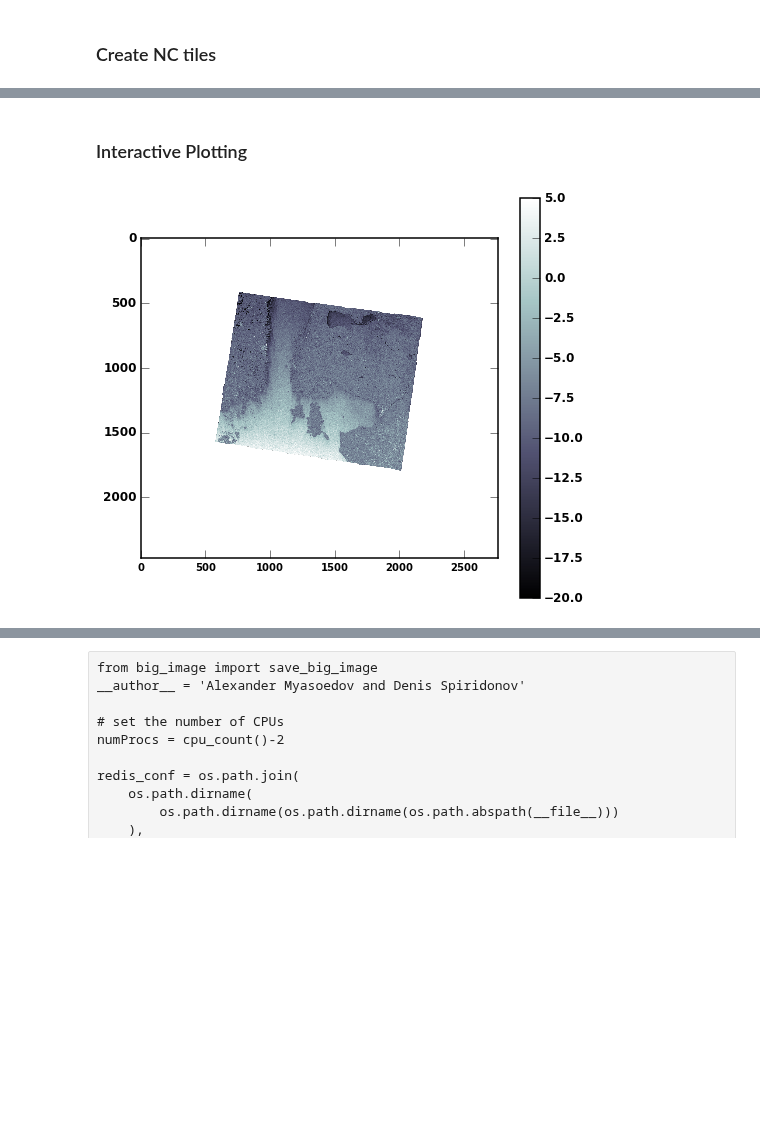
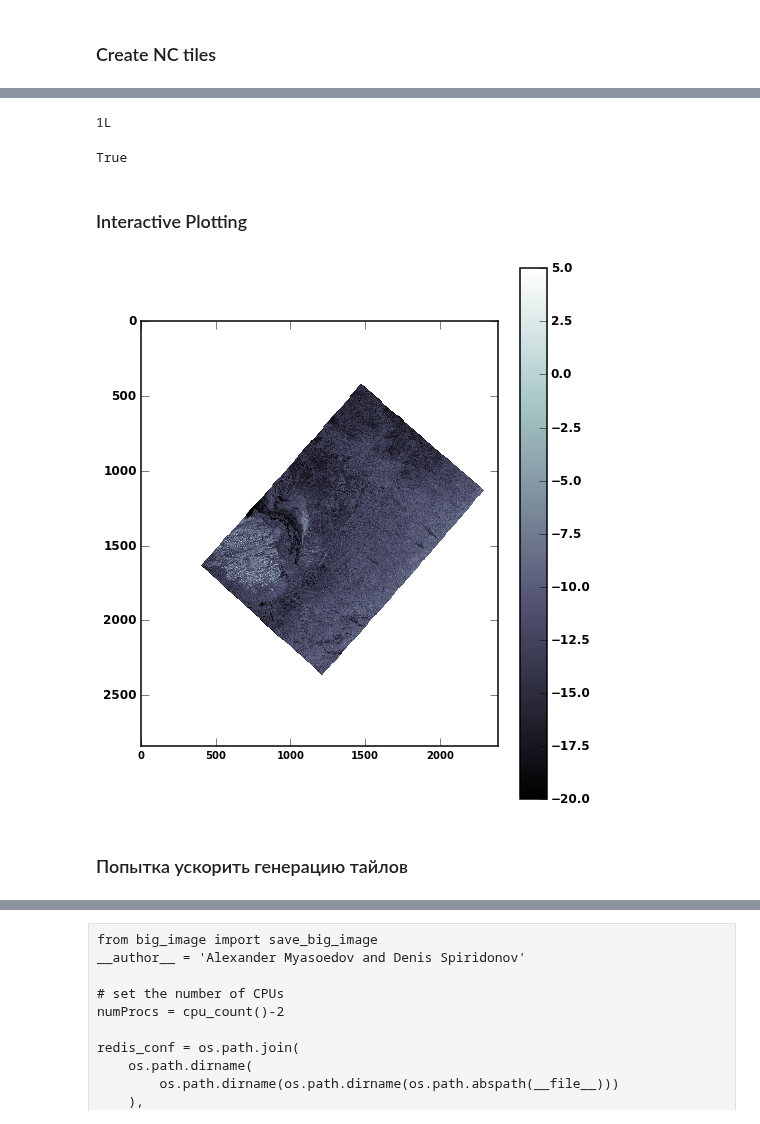
Before and after one commit to magican/PySOL, a Jupyter notebook: notebooks/pySAR/generate_ASAR_for_POSADA.ipynb, the cells around one changed output, grey strips where cells are left out. Cells and saved outputs as stored; diff of their text form; code cells hidden in the pictures; blank space fills up the shorter version.

Commit message:
ASAR for posada and ncWMS

```diff
--- a/notebooks/pySAR/generate_ASAR_for_POSADA.ipynb
+++ b/notebooks/pySAR/generate_ASAR_for_POSADA.ipynb
@@ -45,8 +45,8 @@ proj = 'EPSG:3413'
 # %%
 # set the number of CPUs
 # numProcs = cpu_count()-2
-numProcs = 4
-resolution = 75
+numProcs = 6
+resolution = 450
 
 # redis_conf = os.path.join(os.path.dirname(os.path.dirname(os.path.abspath('__file__'))), 'redis.conf')
 redis_conf = os.path.join('/home/mag/Documents/repos/solab/posada/', 'redis.conf')
@@ -245,7 +248,8 @@ def create_KML(area_extent, savepath):
     else:
         kml.save(savepath)
 # %%
-def swath_area_def(name='Temporal SWATH EPSG Projection 4326', proj='eqc', lonlim=(-180,180), latlim=(-90,90), ellps="WGS84", res=111.2e3, lat_ts=None, lat_0=None, lon_0=None):
+def swath_area_def(name='Temporal SWATH EPSG Projection 4326', proj='eqc', lonlim=(-180,180), latlim=(-90,90),
+                   ellps="WGS84", res=111.2e3, lat_ts=None, lat_0=None, lon_0=None):
     """
     Convert given swath coordinates to pyresample area definition.
     The arguments are standard for Proj:
@@ -697,8 +701,11 @@ def compute_wind(fileName, sigma0w, lats_2, lons_2, incident_angle, polarization
 ### Setting paths
 # %%
 asar_path = '/nfs1/store/satellite/asar/'
-_dir = '/nfs1/store/satellite/asar/2010/270'
-fileName = 'ASA_WSM_1PNPDK20100927_195408_000000862093_00200_44843_3688.N1'
+# _dir = '/nfs1/store/satellite/asar/2010/270'
+# fileName = 'ASA_WSM_1PNPDK20100927_195408_000000862093_00200_44843_3688.N1'
+_dir = '/nfs1/store/satellite/asar/2012/078'
+fileName = 'ASA_WSM_1PNPDE20120318_034254_000001043112_00392_52561_3510.N1'
+
 
 input_filename = os.path.join(_dir, fileName)
 dt = datetime.datetime.strptime(
@@ -819,7 +826,7 @@ pxlResDeg = asarray(
 )
 
 pxlRes = asarray(
-    (area_def.pixel_size_x, area_def.pixel_size_y)
+    (abs(area_def.pixel_size_x), abs(area_def.pixel_size_y))
 )
 print "       S1 cell resolution, %s deg" % str(pxlResDeg)
 print "       S1 cell resolution, %s m" % str(pxlRes)
@@ -929,3 +1036,13 @@ Start zoom level 0
+# %%
+import redis
+r = redis.Redis(host='10.170.0.153', password='jM8vBgR4', db=0)
+r.dbsize()
+# %% [output]
+1L
+# %%
+r.flushall()
+# %% [output]
+True
 # %% [markdown]
 ### Interactive Plotting
 # %%
@@ -957,13 +1074,15 @@ def ntrctv_imshow(p = 'hh', vmi=-1., vma=1., cmap='bone', crop='[:,:]', dimNum=0
     plt.set_cmap(cmap)
 # %%
 scale = 1
-data = 10*log10(sigma0)[::scale,::scale]
+# data = 10*log10(sigma0)[::scale,::scale]
 data = 10*log10(sigma0_res)[::scale,::scale]
 
 ntrctv = widgets.interact(ntrctv_imshow, \
                           vmi=widgets.FloatSlider(min=-30, max=10, value=-20, step=1), \
                           vma=widgets.FloatSlider(min=-30, max=10, value=5, step=1), \
                           cmap = ['Greys_r', 'bone', 'RdBu_r'], crop = '[:,:]', \
                           dimNum=['0']);
 # %% [output]
-[figure, old version]
+[figure, new version]
+# %% [markdown]
+### Попытка ускорить генерацию тайлов
```
Also changed, not shown: parts of 25 cells of this notebook, 2 other files.
